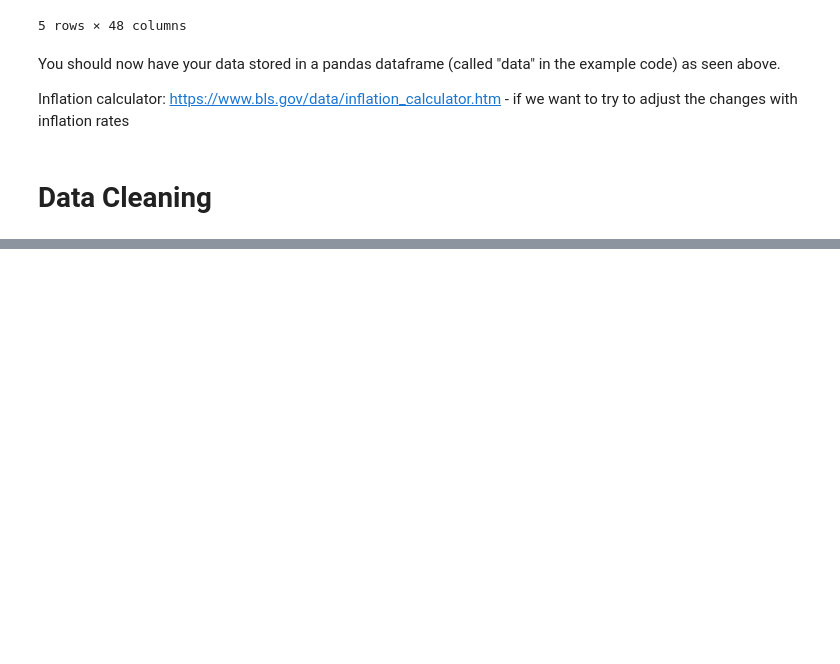
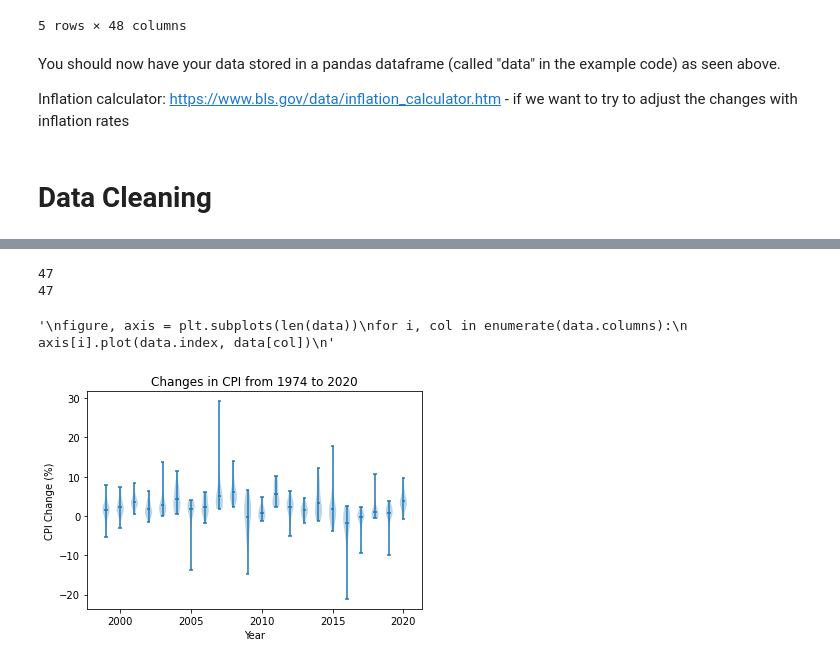
Before and after one commit to Zhu-Daniel/FoodPriceOutlookML, a Jupyter notebook: cmsc320finalproj.ipynb, the cells around one changed output, grey strips where cells are left out. Drawn from its saved outputs; the diff is of its cells as text; code cells hidden in the pictures; blank space fills up the shorter version.

```diff
--- a/cmsc320finalproj.ipynb
+++ b/cmsc320finalproj.ipynb
@@ -68,0 +69,25 @@ Now we want to see how the CPI changes for each type of food. To do so, we are g
+# %%
+# Creating the violin plot
+# list of years
+years = list(data_t.index)
+# list of lists - each of the sublists are the CPI change for the corresponding year
+cpi_year = data_t.values.tolist()
+print(len(years))
+print(len(cpi_year))
+
+fig, ax = plt.subplots()
+
+ax.violinplot(cpi_year,years, widths = .5, showmeans=True)
+ax.set_xlabel("Year")
+ax.set_ylabel("CPI Change (%)")
+ax.set_title("Changes in CPI from 1974 to 2020")
+"""
+figure, axis = plt.subplots(len(data))
+for i, col in enumerate(data.columns):
+    axis[i].plot(data.index, data[col])
+"""
+# %% [output]
+47
+47
+'\nfigure, axis = plt.subplots(len(data))\nfor i, col in enumerate(data.columns):\n    axis[i].plot(data.index, data[col])\n'
+[figure, added]
```
Also changed, not shown: parts of 5 cells of this notebook.
